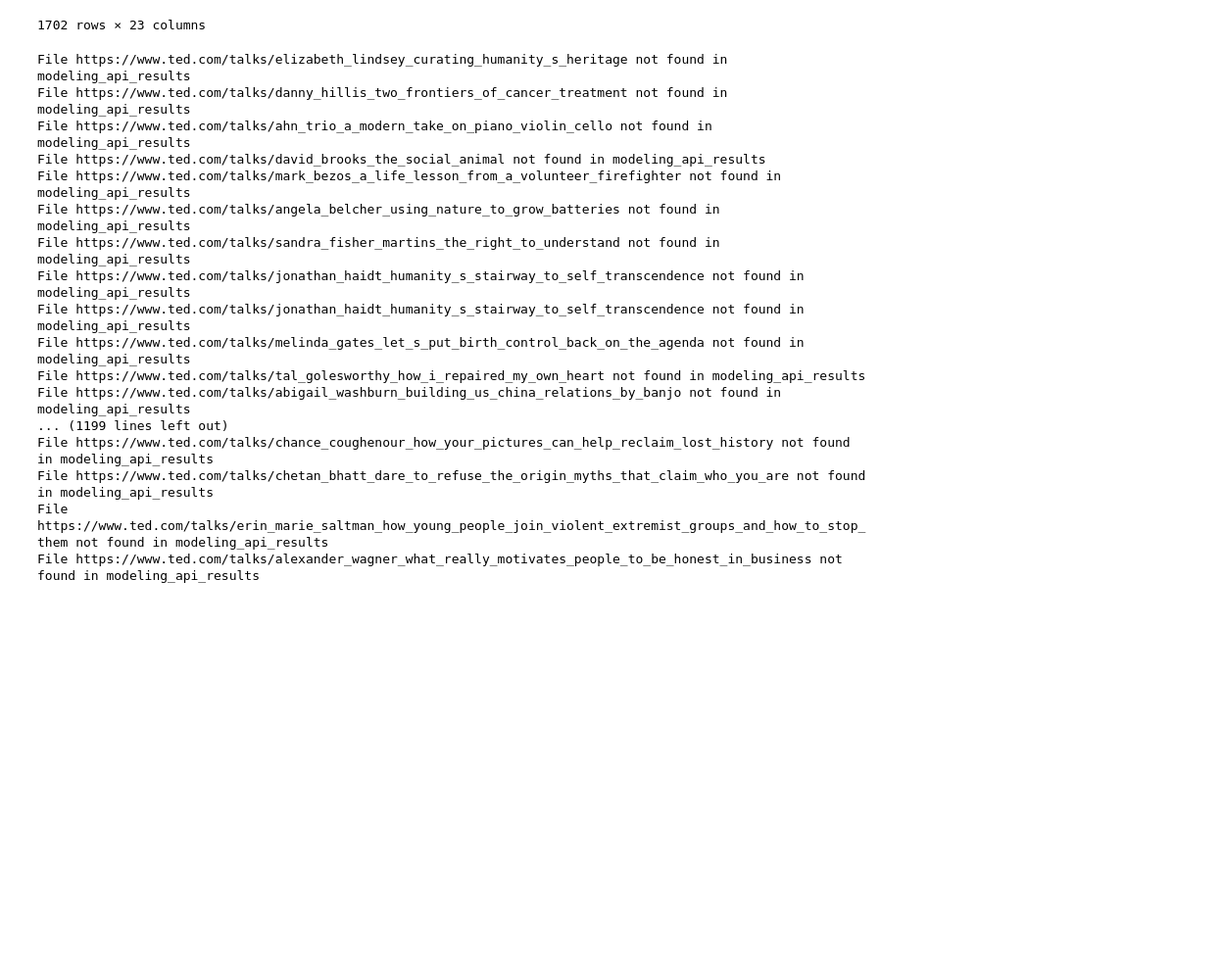
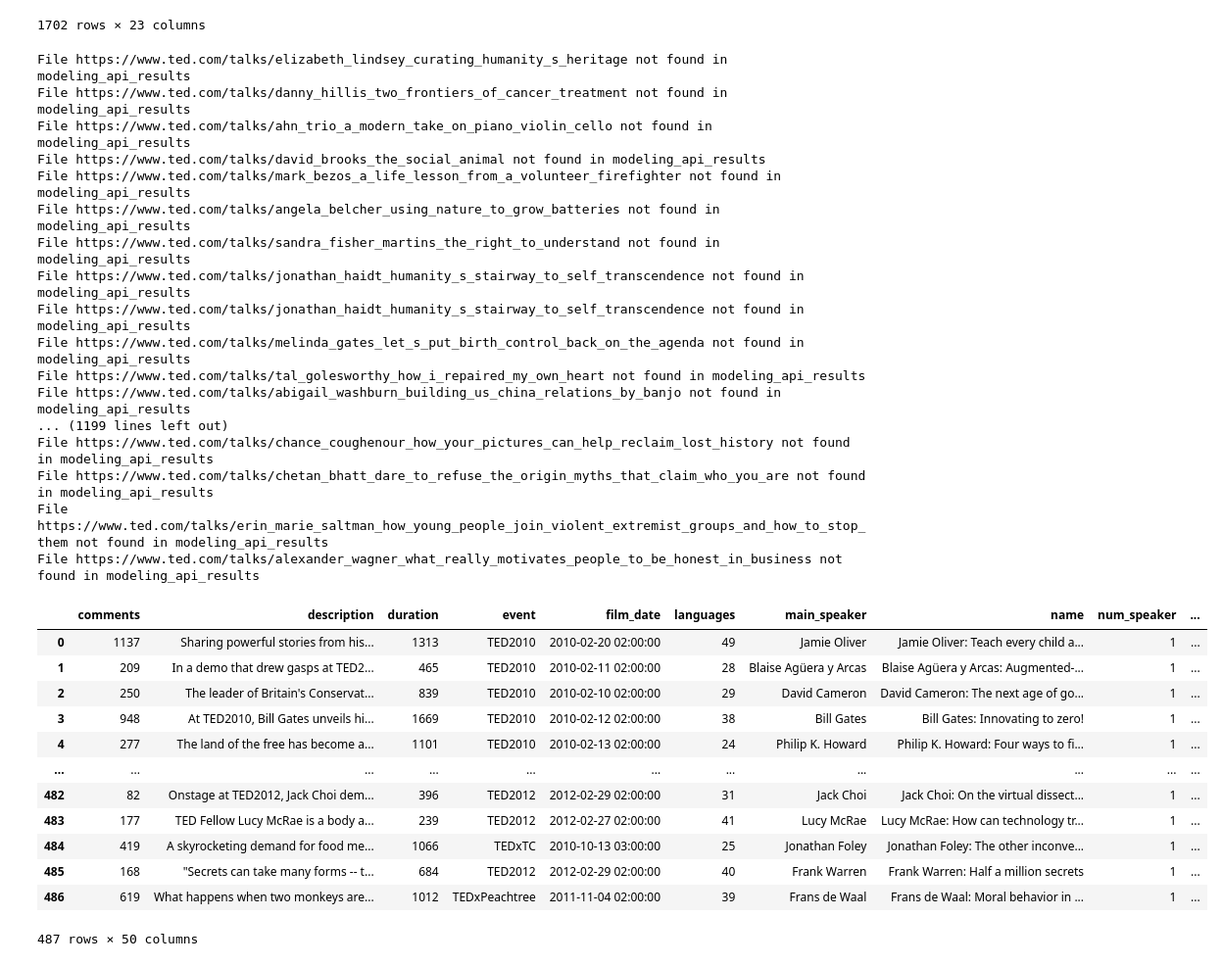
Before and after one commit to BehavioralSignalTechnologies/speaker_popularity, a Jupyter notebook: scripts/generate_dataset_with_aggregations.ipynb, the cells around one changed output. Shown at 98% size. Saved outputs shown, nothing was run; the diff lists cells and outputs as text; code cells hidden in the pictures; blank space fills up the shorter version.

```diff
--- a/scripts/generate_dataset_with_aggregations.ipynb
+++ b/scripts/generate_dataset_with_aggregations.ipynb
@@ -46,21 +46,6 @@ Total talks between 2010-2016: 1796
 | 2531 | 18 | Terrorists and extremists aren't ... | 698 | TEDxGhent | 2016-06-18 03:00:00 | 1 | Erin Marie Saltman | Erin Marie Saltman: How young peo... | 1 | ... |
 | 2538 | 7 | Each year, one in seven large cor... | 808 | TEDxZurich | 2016-11-11 02:00:00 | 1 | Alexander Wagner | Alexander Wagner: What really mot... | 1 | ... |
 1758 rows × 19 columns
-# %%
-# Generate target set
-log_views = np.log(df['views'])
-df['log_views_norm'] = (log_views - log_views.mean()) / log_views.std()
-
-
-def map_to_label(value):
-    if value < -0.5:
-        return "low"
-    elif value < 0.5:
-        return "medium"
-    else:
-        return "high"
-
-df['log_views_norm_cat'] = df['log_views_norm'].apply(map_to_label)
 # %%
 merged_metadata_df = pd.read_csv("../metadata/merged_metadata_popularity.csv")
 merged_metadata_df
@@ -78,6 +63,21 @@ merged_metadata_df
 | 1700 | 18 | Terrorists and extremists aren't ... | 698 | TEDxGhent | 2016-06-18 03:00:00 | 1 | Erin Marie Saltman | Erin Marie Saltman: How young peo... | 1 | ... |
 | 1701 | 7 | Each year, one in seven large cor... | 808 | TEDxZurich | 2016-11-11 02:00:00 | 1 | Alexander Wagner | Alexander Wagner: What really mot... | 1 | ... |
 1702 rows × 23 columns
+# %%
+# Generate target set
+def map_to_label(value):
+    if value < -1.5:
+        return "very_low"
+    elif value < -0.5:
+        return "low"
+    elif value < 0.5:
+        return "medium"
+    elif value < 1.5:
+        return "high"
+    else:
+        return "very_high"
+
+merged_metadata_df['log_views_norm_cat_5'] = merged_metadata_df['log_views_norm'].apply(map_to_label)
 # %%
 # Concatenate with features
 import json
@@ -115,33 +115,47 @@ for idx, row in merged_metadata_df.iterrows():
             if type(mean_posteriors[task][cls]) == dict:
                 for metric, value in mean_posteriors[task][cls].items():
                     mean_posteriors_flattened[f"{task}_{cls}_{metric}"] = value
             else:
                 mean_posteriors_flattened[f"{task}_{cls}"] = mean_posteriors[task][cls]
 
     entry = {idx: value for idx, value in row.items()}
     entry.update(mean_posteriors_flattened)
     features_metadata.append(entry)
 
 features_metadata_df = pd.DataFrame(features_metadata)
 features_metadata_df.to_csv("../metadata/merged_metadata_popularity_features.csv")
+features_metadata_df
 # %% [output]
 File https://www.ted.com/talks/elizabeth_lindsey_curating_humanity_s_heritage not found in modeling_api_results
 File https://www.ted.com/talks/danny_hillis_two_frontiers_of_cancer_treatment not found in modeling_api_results
 File https://www.ted.com/talks/ahn_trio_a_modern_take_on_piano_violin_cello not found in modeling_api_results
 File https://www.ted.com/talks/david_brooks_the_social_animal not found in modeling_api_results
 File https://www.ted.com/talks/mark_bezos_a_life_lesson_from_a_volunteer_firefighter not found in modeling_api_results
 File https://www.ted.com/talks/angela_belcher_using_nature_to_grow_batteries not found in modeling_api_results
 File https://www.ted.com/talks/sandra_fisher_martins_the_right_to_understand not found in modeling_api_results
 File https://www.ted.com/talks/jonathan_haidt_humanity_s_stairway_to_self_transcendence not found in modeling_api_results
 File https://www.ted.com/talks/jonathan_haidt_humanity_s_stairway_to_self_transcendence not found in modeling_api_results
 File https://www.ted.com/talks/melinda_gates_let_s_put_birth_control_back_on_the_agenda not found in modeling_api_results
 File https://www.ted.com/talks/tal_golesworthy_how_i_repaired_my_own_heart not found in modeling_api_results
 File https://www.ted.com/talks/abigail_washburn_building_us_china_relations_by_banjo not found in modeling_api_results
 ... (1199 lines left out)
 File https://www.ted.com/talks/chance_coughenour_how_your_pictures_can_help_reclaim_lost_history not found in modeling_api_results
 File https://www.ted.com/talks/chetan_bhatt_dare_to_refuse_the_origin_myths_that_claim_who_you_are not found in modeling_api_results
 File https://www.ted.com/talks/erin_marie_saltman_how_young_people_join_violent_extremist_groups_and_how_to_stop_them not found in modeling_api_results
 File https://www.ted.com/talks/alexander_wagner_what_really_motivates_people_to_be_honest_in_business not found in modeling_api_results
+|  | comments | description | duration | event | film_date | languages | main_speaker | name | num_speaker | ... |
+| 0 | 1137 | Sharing powerful stories from his... | 1313 | TED2010 | 2010-02-20 02:00:00 | 49 | Jamie Oliver | Jamie Oliver: Teach every child a... | 1 | ... |
+| 1 | 209 | In a demo that drew gasps at TED2... | 465 | TED2010 | 2010-02-11 02:00:00 | 28 | Blaise Agüera y Arcas | Blaise Agüera y Arcas: Augmented-... | 1 | ... |
+| 2 | 250 | The leader of Britain's Conservat... | 839 | TED2010 | 2010-02-10 02:00:00 | 29 | David Cameron | David Cameron: The next age of go... | 1 | ... |
+| 3 | 948 | At TED2010, Bill Gates unveils hi... | 1669 | TED2010 | 2010-02-12 02:00:00 | 38 | Bill Gates | Bill Gates: Innovating to zero! | 1 | ... |
+| 4 | 277 | The land of the free has become a... | 1101 | TED2010 | 2010-02-13 02:00:00 | 24 | Philip K. Howard | Philip K. Howard: Four ways to fi... | 1 | ... |
+| ... | ... | ... | ... | ... | ... | ... | ... | ... | ... | ... |
+| 482 | 82 | Onstage at TED2012, Jack Choi dem... | 396 | TED2012 | 2012-02-29 02:00:00 | 31 | Jack Choi | Jack Choi: On the virtual dissect... | 1 | ... |
+| 483 | 177 | TED Fellow Lucy McRae is a body a... | 239 | TED2012 | 2012-02-27 02:00:00 | 41 | Lucy McRae | Lucy McRae: How can technology tr... | 1 | ... |
+| 484 | 419 | A skyrocketing demand for food me... | 1066 | TEDxTC | 2010-10-13 03:00:00 | 25 | Jonathan Foley | Jonathan Foley: The other inconve... | 1 | ... |
+| 485 | 168 | "Secrets can take many forms -- t... | 684 | TED2012 | 2012-02-29 02:00:00 | 40 | Frank Warren | Frank Warren: Half a million secrets | 1 | ... |
+| 486 | 619 | What happens when two monkeys are... | 1012 | TEDxPeachtree | 2011-11-04 02:00:00 | 39 | Frans de Waal | Frans de Waal: Moral behavior in ... | 1 | ... |
+487 rows × 50 columns
 # %%
 cols = ['log_views_norm', 'emotion_angry_mean',
        'emotion_angry_90p', 'emotion_happy_mean', 'emotion_happy_90p',
```
Also changed, not shown: 2 other files.
